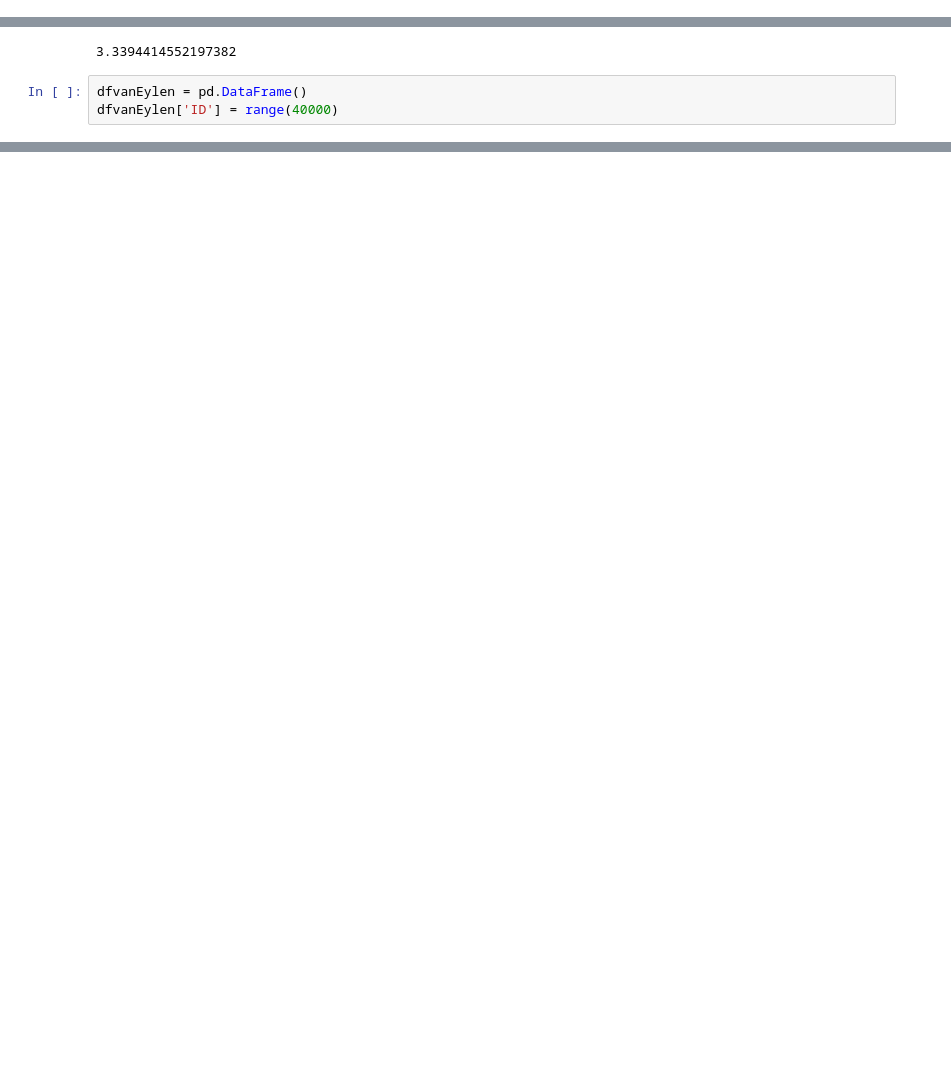
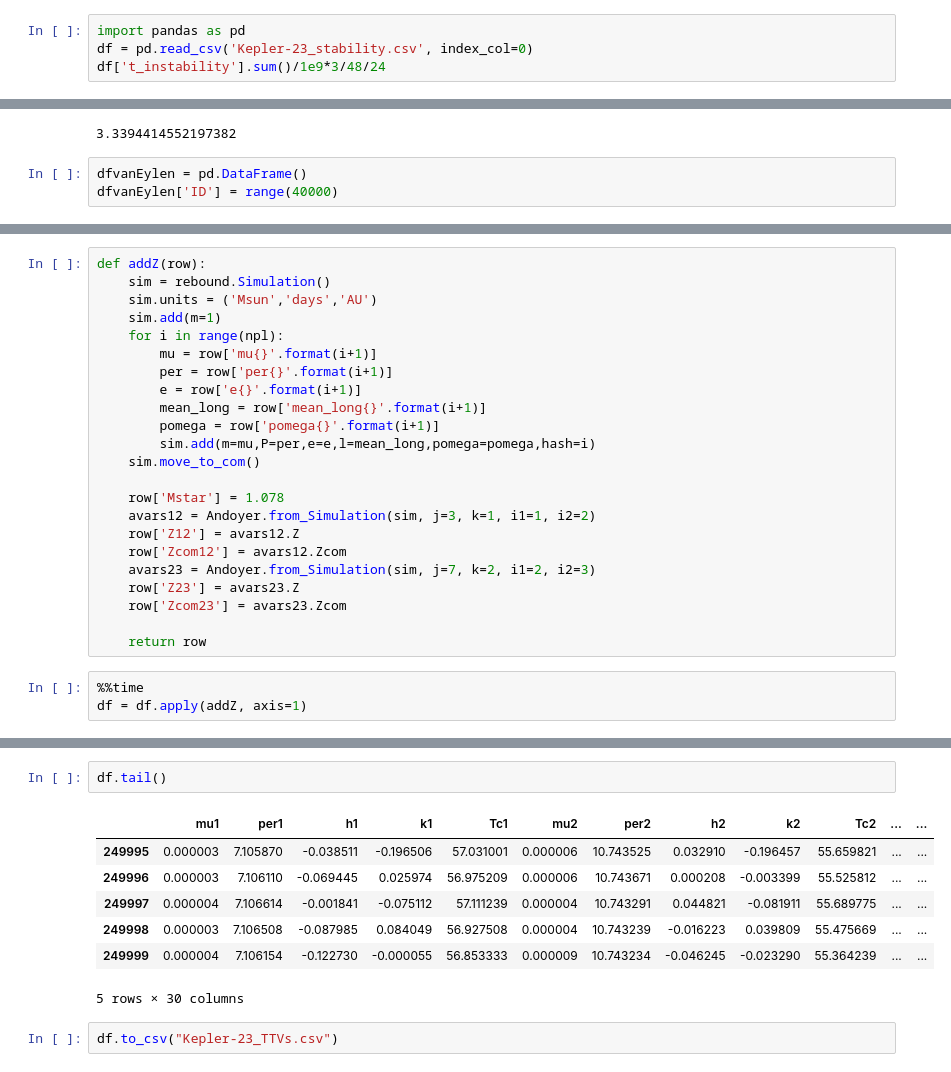
Before and after one commit to dtamayo/Stability-Priors, a Jupyter notebook: K23_generate_uniform.ipynb, the cells around one changed output, grey strips where cells are left out. Saved outputs shown, nothing was run; the diff lists cells and outputs as text; blank space fills up the shorter version.

```diff
--- a/K23_generate_uniform.ipynb
+++ b/K23_generate_uniform.ipynb
@@ -103,0 +105,4 @@ df.to_csv('Kepler-23_default_priors_uniform.csv')
+# %%
+import pandas as pd
+df = pd.read_csv('Kepler-23_stability.csv', index_col=0)
+df['t_instability'].sum()/1e9*3/48/24
@@ -181,0 +232,26 @@ dfvanEylen.to_csv('Kepler-23_vanEylen.csv')
+# %%
+def addZ(row):
+    sim = rebound.Simulation()
+    sim.units = ('Msun','days','AU')
+    sim.add(m=1)
+    for i in range(npl):
+        mu = row['mu{}'.format(i+1)]
+        per = row['per{}'.format(i+1)]
+        e = row['e{}'.format(i+1)]
+        mean_long = row['mean_long{}'.format(i+1)]
+        pomega = row['pomega{}'.format(i+1)]
+        sim.add(m=mu,P=per,e=e,l=mean_long,pomega=pomega,hash=i)
+    sim.move_to_com()
+
+    row['Mstar'] = 1.078
+    avars12 = Andoyer.from_Simulation(sim, j=3, k=1, i1=1, i2=2)
+    row['Z12'] = avars12.Z
+    row['Zcom12'] = avars12.Zcom
+    avars23 = Andoyer.from_Simulation(sim, j=7, k=2, i1=2, i2=3)
+    row['Z23'] = avars23.Z
+    row['Zcom23'] = avars23.Zcom
+
+    return row
+# %%
+%%time
+df = df.apply(addZ, axis=1)
@@ -181,0 +261,12 @@ dfvanEylen.to_csv('Kepler-23_vanEylen.csv')
+# %%
+df.tail()
+# %% [output]
+|  | mu1 | per1 | h1 | k1 | Tc1 | mu2 | per2 | h2 | k2 | Tc2 | ... | ... |
+| 249995 | 0.000003 | 7.105870 | -0.038511 | -0.196506 | 57.031001 | 0.000006 | 10.743525 | 0.032910 | -0.196457 | 55.659821 | ... | ... |
+| 249996 | 0.000003 | 7.106110 | -0.069445 | 0.025974 | 56.975209 | 0.000006 | 10.743671 | 0.000208 | -0.003399 | 55.525812 | ... | ... |
+| 249997 | 0.000004 | 7.106614 | -0.001841 | -0.075112 | 57.111239 | 0.000004 | 10.743291 | 0.044821 | -0.081911 | 55.689775 | ... | ... |
+| 249998 | 0.000003 | 7.106508 | -0.087985 | 0.084049 | 56.927508 | 0.000004 | 10.743239 | -0.016223 | 0.039809 | 55.475669 | ... | ... |
+| 249999 | 0.000004 | 7.106154 | -0.122730 | -0.000055 | 56.853333 | 0.000009 | 10.743234 | -0.046245 | -0.023290 | 55.364239 | ... | ... |
+5 rows × 30 columns
+# %%
+df.to_csv("Kepler-23_TTVs.csv")
```
Also changed, not shown: parts of 16 cells of this notebook, 4 other files.
